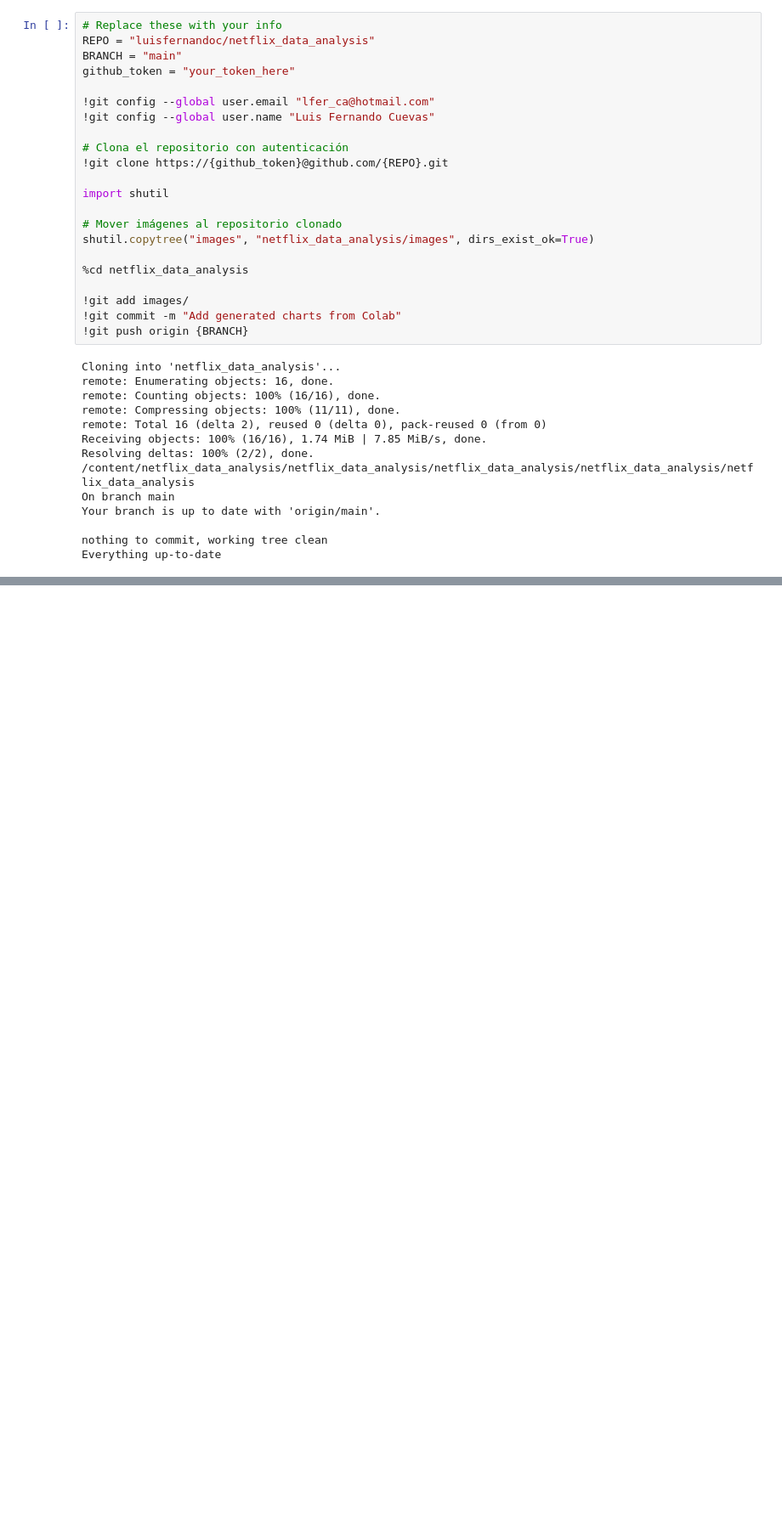
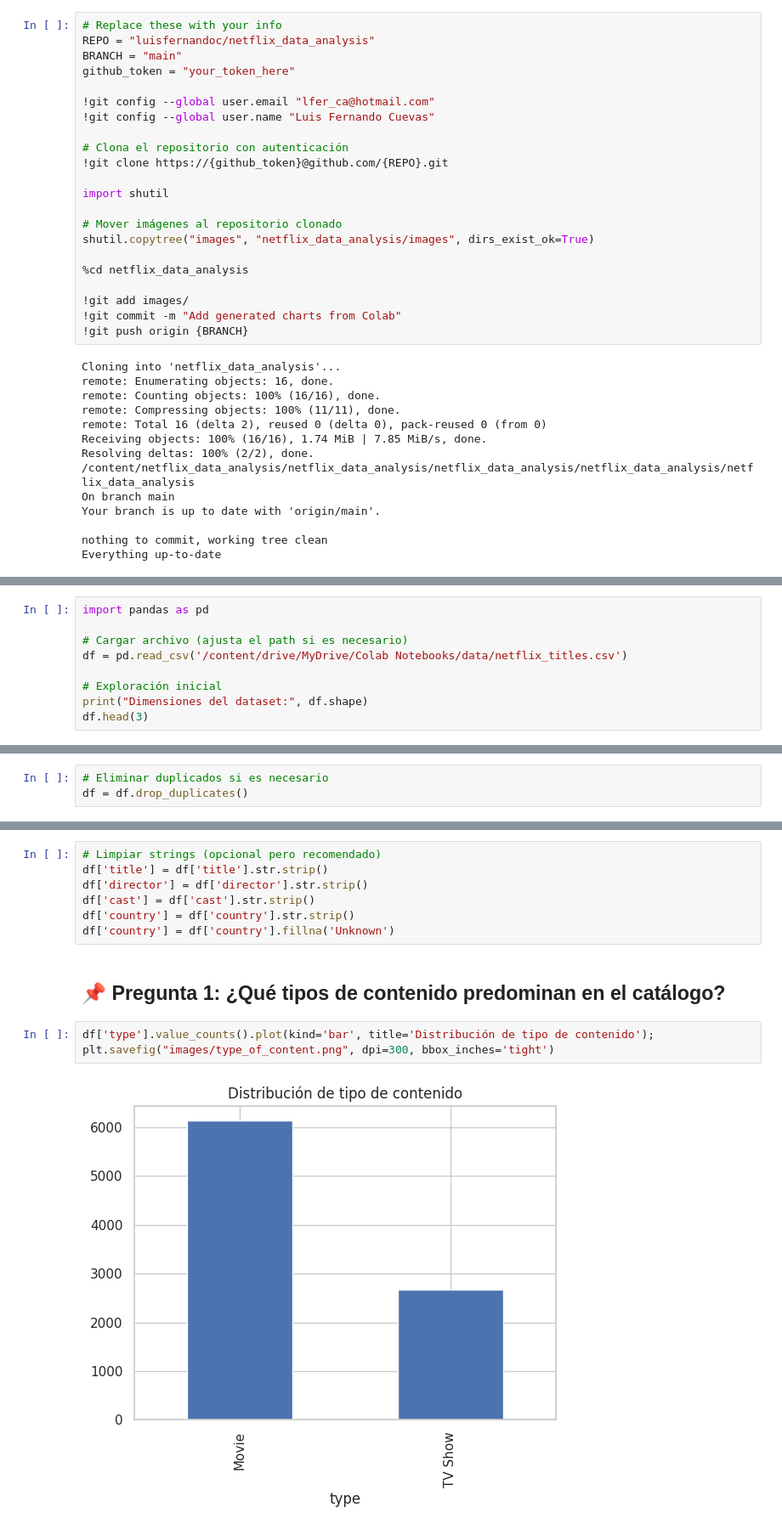
Before and after one commit to luisfernandoc/netflix_data_analysis, a Jupyter notebook: netflix_eda.ipynb, the cells around one changed output, grey strips where cells are left out. Shown at 85% size. Drawn from its saved outputs; the diff is of its cells as text; blank space fills up the shorter version.

```diff
--- a/netflix_eda.ipynb
+++ b/netflix_eda.ipynb
@@ -645,0 +646,9 @@ Everything up-to-date
+# %%
+import pandas as pd
+
+# Cargar archivo (ajusta el path si es necesario)
+df = pd.read_csv('/content/drive/MyDrive/Colab Notebooks/data/netflix_titles.csv')
+
+# Exploración inicial
+print("Dimensiones del dataset:", df.shape)
+df.head(3)
@@ -645,0 +721,3 @@ Everything up-to-date
+# %%
+# Eliminar duplicados si es necesario
+df = df.drop_duplicates()
@@ -645,0 +778,14 @@ Everything up-to-date
+# %%
+# Limpiar strings (opcional pero recomendado)
+df['title'] = df['title'].str.strip()
+df['director'] = df['director'].str.strip()
+df['cast'] = df['cast'].str.strip()
+df['country'] = df['country'].str.strip()
+df['country'] = df['country'].fillna('Unknown')
+# %% [markdown]
+## 📌 Pregunta 1: ¿Qué tipos de contenido predominan en el catálogo?
+# %%
+df['type'].value_counts().plot(kind='bar', title='Distribución de tipo de contenido');
+plt.savefig("images/type_of_content.png", dpi=300, bbox_inches='tight')
+# %% [output]
+[figure, added]
```
Also changed, not shown: parts of 30 cells of this notebook, 1 other file.
